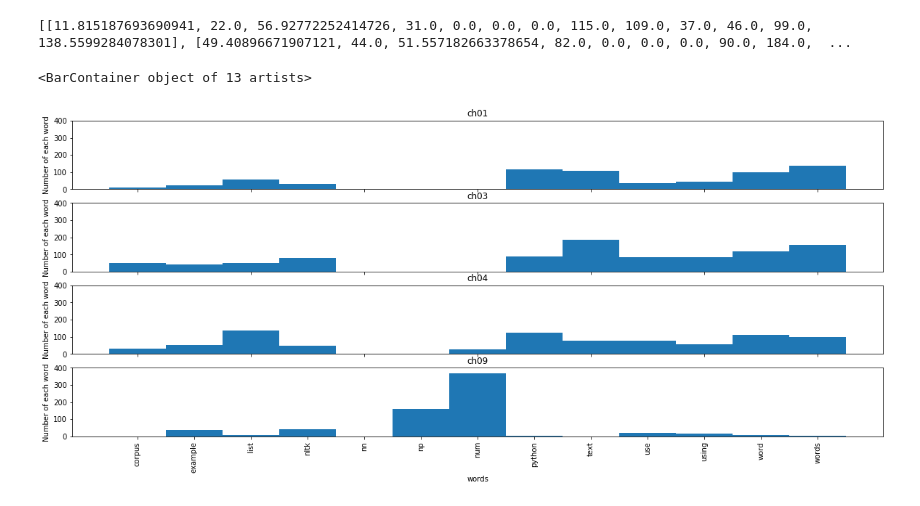
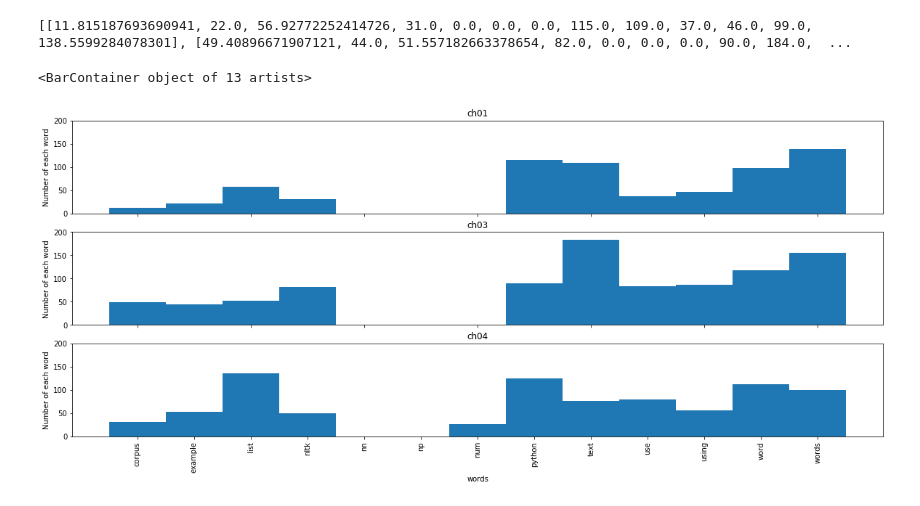
Before and after one commit to m-yusuke/datamining_report3, a Jupyter notebook: nlp.ipynb, the cells around one changed output. Saved outputs shown, nothing was run; the diff lists cells and outputs as text; code cells hidden in the pictures.

```diff
--- a/nlp.ipynb
+++ b/nlp.ipynb
@@ -194,3 +208,22 @@ plt.bar(x, vec1_3_9[2], width=1.0)
 # %% [output]
 <BarContainer object of 18 artists>
 [figure]
+# %%
+labels = []
+for i in bigger_than_400:
+    labels.append(wordlist[i])
+
+x = list(range(len(bigger_than_400)))
+plt.subplots(figsize=(20,8))
+plt.subplot(3,1,1, title="ch01", ylabel="Number of each word")
+plt.xticks(visible=False)
+plt.ylim(top=300)
+plt.bar(x, vec1_3_4[0], width=1.0)
+plt.subplot(3,1,2, title="ch03", ylabel="Number of each word")
+plt.xticks(visible=False)
+plt.ylim(top=300)
+plt.bar(x, vec1_3_4[1], width=1.0)
+plt.subplot(3,1,3, xticklabels=labels, title="ch04", xlabel="words", ylabel="Number of each word")
+plt.xticks(x, rotation=90)
+plt.ylim(top=300)
+plt.bar(x, vec1_3_4[2], width=1.0)
@@ -330,26 +368,26 @@ print(vec1_3_4_9)
 # %%
 labels = []
 for i in bigger_than_400_ex2:
     labels.append(vectorizer.get_feature_names()[i])
 
 x = list(range(len(bigger_than_400_ex2)))
 plt.subplots(figsize=(20,8))
-plt.subplot(4,1,1, title="ch01", ylabel="Number of each word")
+plt.subplot(3,1,1, title="ch01", ylabel="Number of each word")
 plt.xticks(visible=False)
-plt.ylim(top=400)
+plt.ylim(top=200)
 plt.bar(x, vec1_3_4_9[0], width=1.0)
-plt.subplot(4,1,2, title="ch03", ylabel="Number of each word")
+plt.subplot(3,1,2, title="ch03", ylabel="Number of each word")
 plt.xticks(visible=False)
-plt.ylim(top=400)
+plt.ylim(top=200)
+# plt.bar(x, vec1_3_4_9[1], width=1.0)
+# plt.subplot(4,1,3, title="ch04", ylabel="Number of each word")
+# plt.xticks(visible=False)
+# plt.ylim(top=400)
 plt.bar(x, vec1_3_4_9[1], width=1.0)
-plt.subplot(4,1,3, title="ch04", ylabel="Number of each word")
-plt.xticks(visible=False)
-plt.ylim(top=400)
+plt.subplot(3,1,3, xticklabels=labels, title="ch04", xlabel="words", ylabel="Number of each word")
+plt.xticks(x, rotation=90)
+plt.ylim(top=200)
 plt.bar(x, vec1_3_4_9[2], width=1.0)
-plt.subplot(4,1,4, xticklabels=labels, title="ch09", xlabel="words", ylabel="Number of each word")
-plt.xticks(x, rotation=90)
-plt.ylim(top=400)
-plt.bar(x, vec1_3_4_9[3], width=1.0)
 # %% [output]
 <BarContainer object of 13 artists>
-[figure, old version]
+[figure, new version]
```
Also changed, not shown: parts of 28 cells of this notebook.
